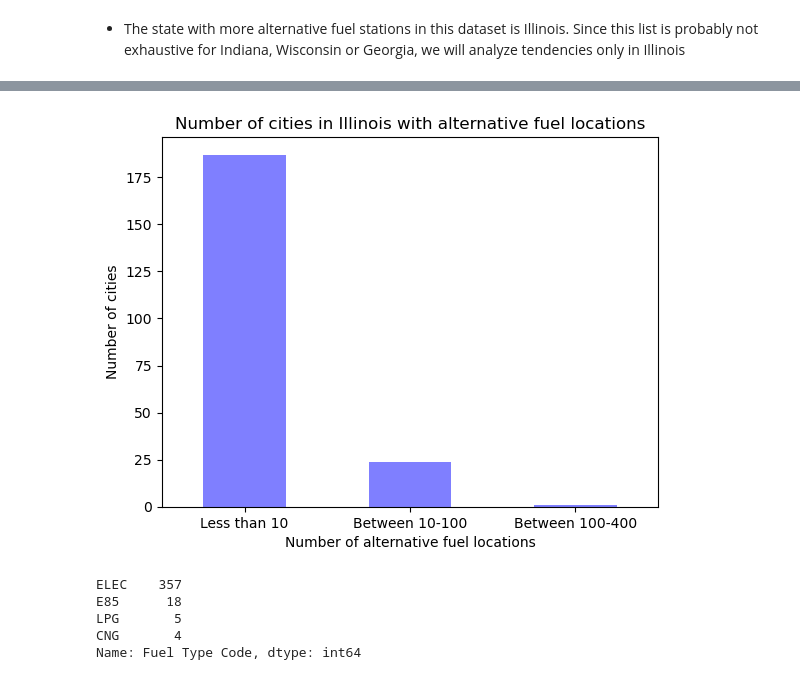
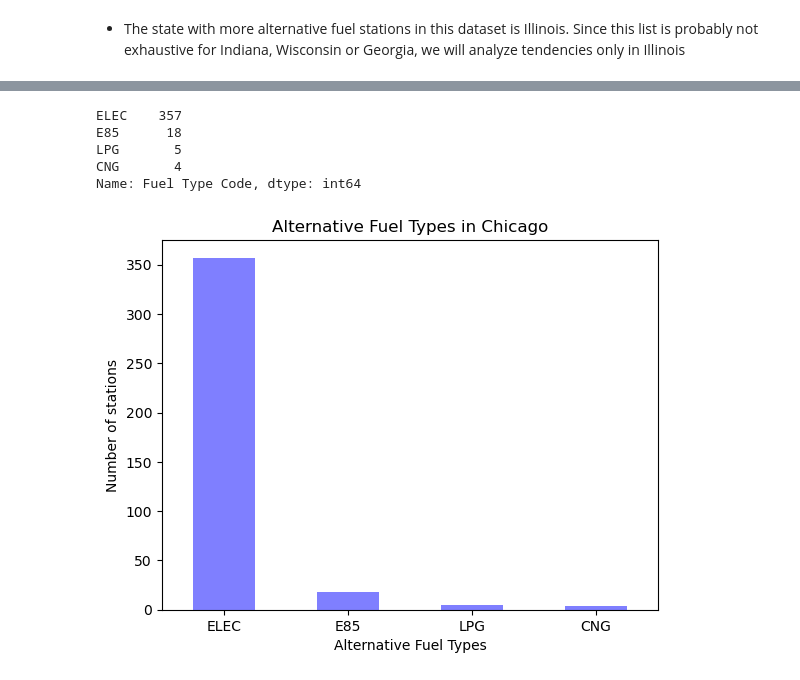
Before and after one commit to biloriaj/NU_T5_Project_1, a Jupyter notebook: LMMAlternativeFuel_Script.ipynb, the cells around one changed output, grey strips where cells are left out. Cells and saved outputs as stored; diff of their text form; code cells hidden in the pictures.

Commit message:
Added more graph and cleaned the code a bit

```diff
--- a/LMMAlternativeFuel_Script.ipynb
+++ b/LMMAlternativeFuel_Script.ipynb
@@ -90,28 +72,27 @@ Name: ID, dtype: int64
 # %%
-# Bar plots
-numbers_bycity.plot.bar(color="b", alpha=0.5, align="center")
-plt.title("Number of cities in Illinois with alternative fuel locations")
-plt.xlabel("Number of alternative fuel locations")
-plt.ylabel("Number of cities")
-x_axis = np.arange(len(numbers_bycity))
+# How many types of alternative fuel offers Chicago?
+illinois_df2 = illinois_df.groupby(["City"])
+
+chicago_df = illinois_df2.get_group("Chicago")
+
+altfuel_chicago = chicago_df["Fuel Type Code"].value_counts()
+
+print(altfuel_chicago)
+
+# Plot
+altfuel_chicago.plot.bar(color="b", alpha=0.5, align="center")
+plt.title("Alternative Fuel Types in Chicago")
+plt.xlabel("Alternative Fuel Types")
+plt.ylabel("Number of stations")
+x_axis = np.arange(len(altfuel_chicago))
 tick_locations = [value for value in x_axis]
 plt.xticks(tick_locations, rotation="horizontal");
 # %% [output]
+ELEC    357
+E85      18
+LPG       5
+CNG       4
+Name: Fuel Type Code, dtype: int64
-[figure, old version]
+[figure, new version]
-# %%
-# How many types of alternative fuel offers Chicago?
-illinois_df2 = illinois_df.groupby("City")
-
-chicago_df = illinois_df2.get_group("Chicago")
-
-altfuel_chicago = chicago_df["Fuel Type Code"].value_counts()
-
-print(altfuel_chicago)
-# %% [output]
-ELEC    357
-E85      18
-LPG       5
-CNG       4
-Name: Fuel Type Code, dtype: int64
 # %%
 # How many types of alternative fuel offer that cluster of 24 cities that have between 10 - 100 fuel locations?
```
Also changed, not shown: parts of 11 cells of this notebook, 1 other file.
